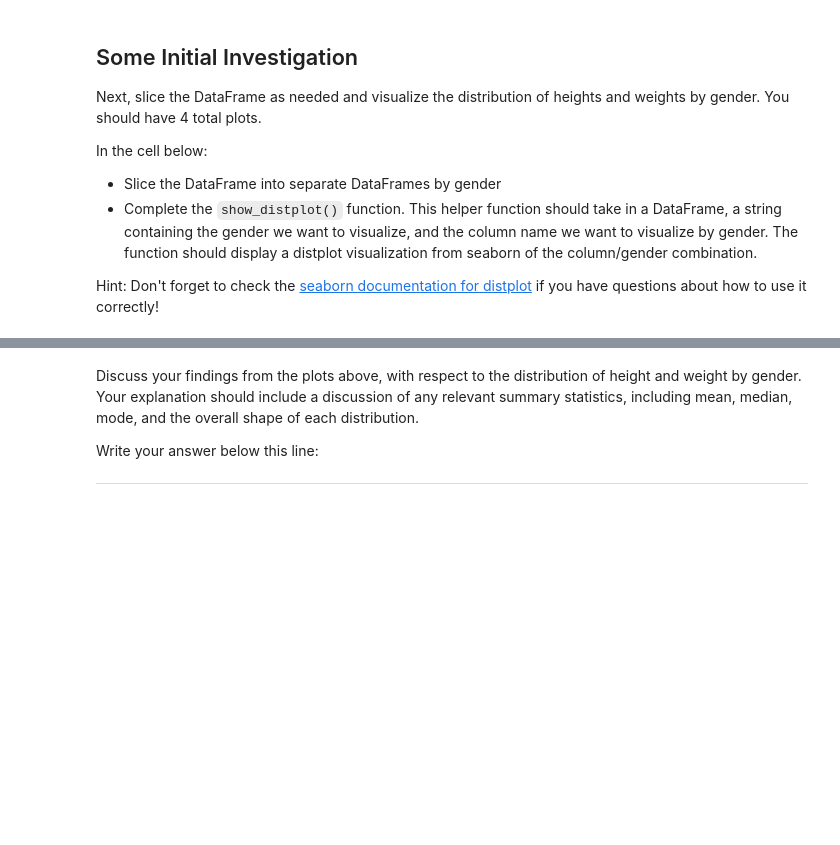
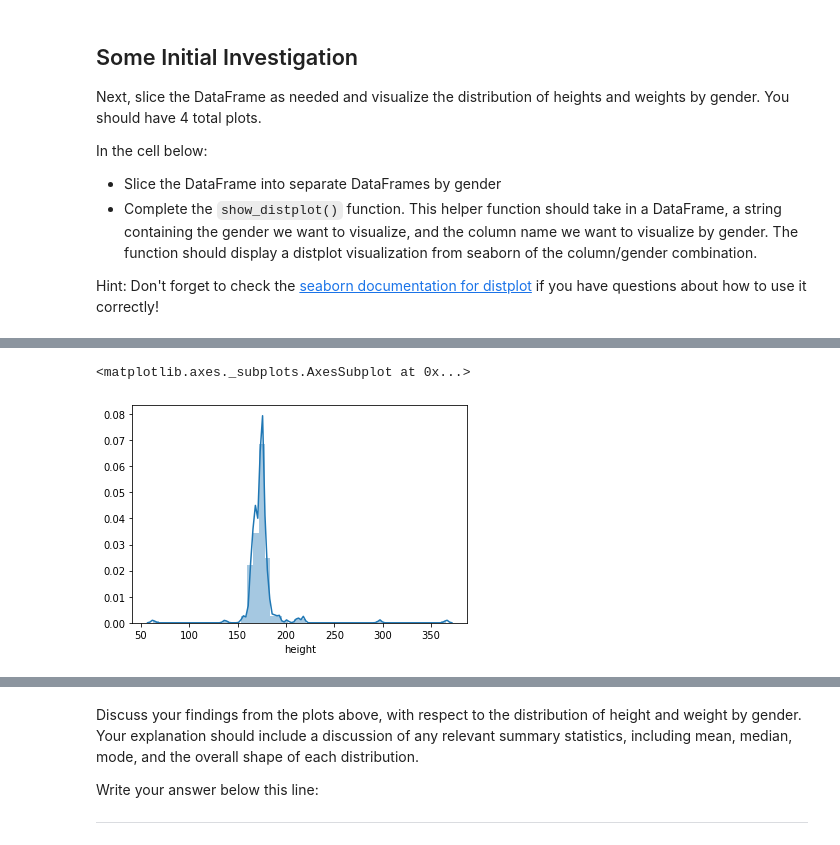
Before and after one commit to mokome/dsc-data-cleaning-project-dc-ds-111819, a Jupyter notebook: index-muoyo.ipynb, the cells around one changed output, grey strips where cells are left out. Drawn from its saved outputs; the diff is of its cells as text; code cells hidden in the pictures; blank space fills up the shorter version.

```diff
--- a/index-muoyo.ipynb
+++ b/index-muoyo.ipynb
@@ -220,4 +273,8 @@ def show_distplot(dataframe, gender, column_name):
 # %%
 # Female Height
+show_distplot(heroes_df, 'Female', 'height')
+# %% [output]
+<matplotlib.axes._subplots.AxesSubplot at 0x...>
+[figure, added]
 # %%
 # Female Weight
```
Also changed, not shown: parts of 20 cells of this notebook.
